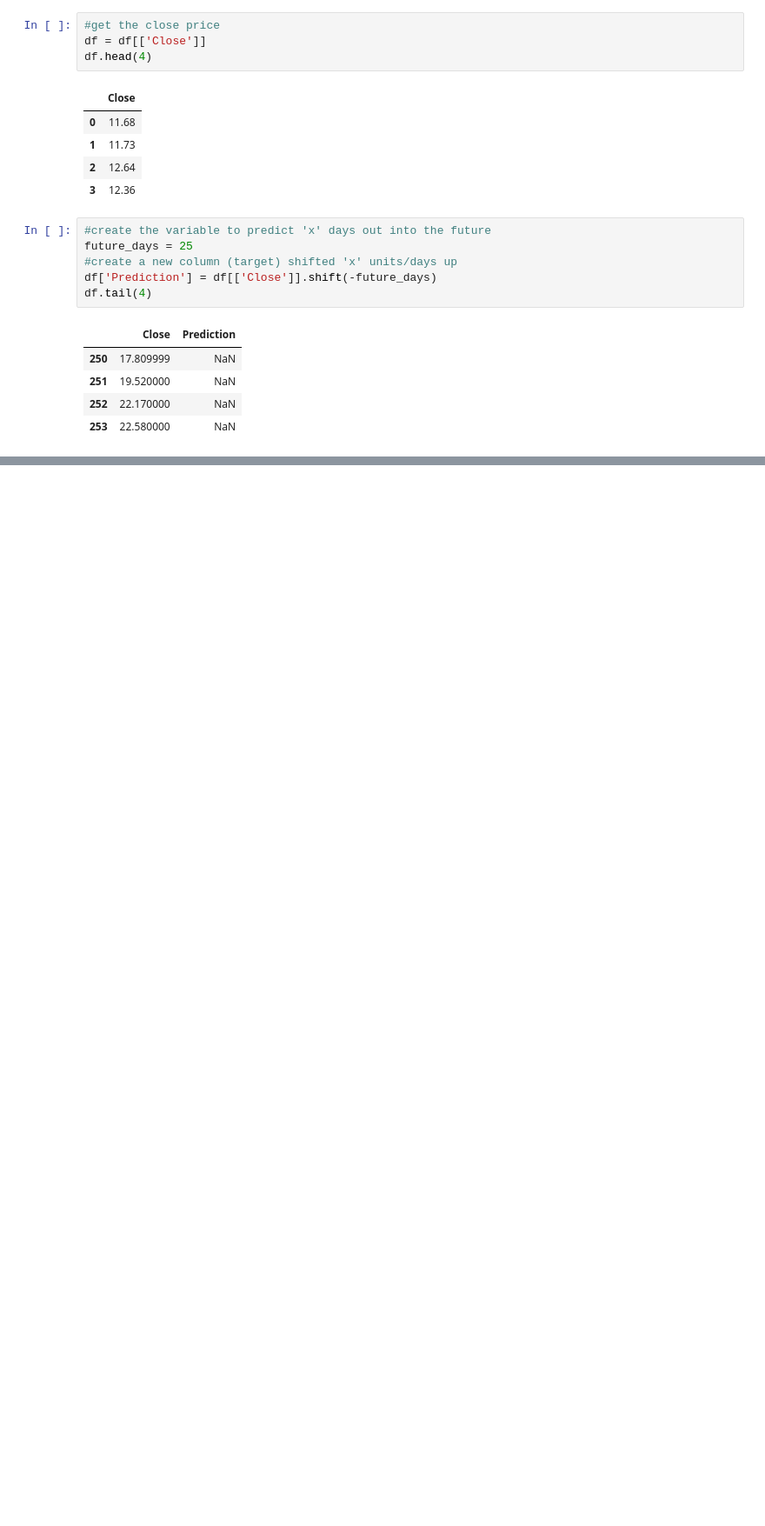
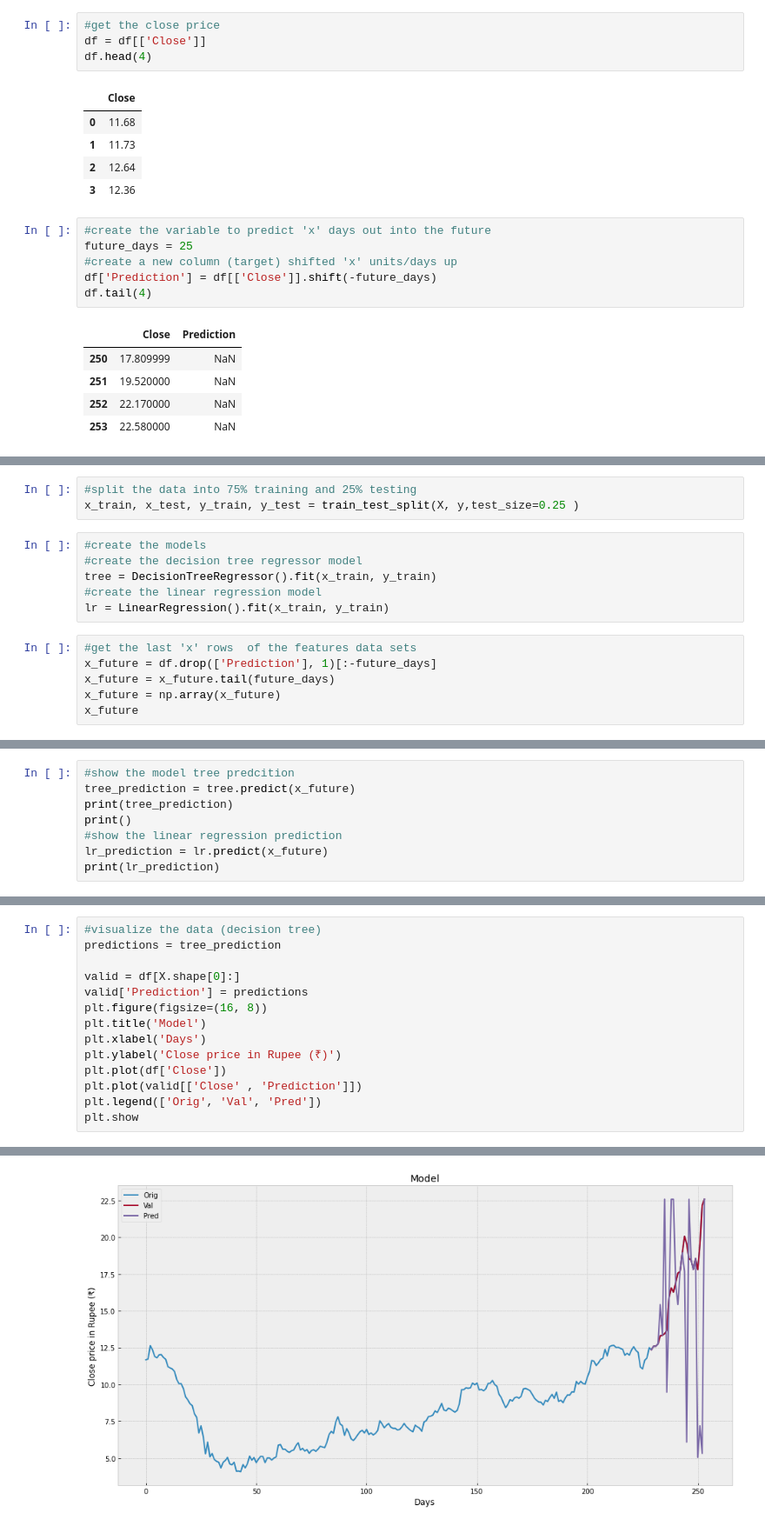
Before and after one commit to 22zunaid/Data-science, a Jupyter notebook: Stockprediction.ipynb, the cells around one changed output, grey strips where cells are left out. Shown at 87% size. Cells and saved outputs as stored; diff of their text form; blank space fills up the shorter version.

```diff
--- a/Stockprediction.ipynb
+++ b/Stockprediction.ipynb
@@ -66,0 +105,15 @@ KeyError: ignored
+# %%
+#split the data into 75% training and 25% testing
+x_train, x_test, y_train, y_test = train_test_split(X, y,test_size=0.25 )
+# %%
+#create the models
+#create the decision tree regressor model
+tree = DecisionTreeRegressor().fit(x_train, y_train)
+#create the linear regression model
+lr = LinearRegression().fit(x_train, y_train)
+# %%
+#get the last 'x' rows  of the features data sets
+x_future = df.drop(['Prediction'], 1)[:-future_days]
+x_future = x_future.tail(future_days)
+x_future = np.array(x_future)
+x_future
@@ -66,0 +138,8 @@ KeyError: ignored
+# %%
+#show the model tree predcition
+tree_prediction = tree.predict(x_future)
+print(tree_prediction)
+print()
+#show the linear regression prediction
+lr_prediction = lr.predict(x_future)
+print(lr_prediction)
@@ -66,0 +158,15 @@ KeyError: ignored
+# %%
+#visualize the data (decision tree)
+predictions = tree_prediction
+
+valid = df[X.shape[0]:]
+valid['Prediction'] = predictions
+plt.figure(figsize=(16, 8))
+plt.title('Model')
+plt.xlabel('Days')
+plt.ylabel('Close price in Rupee (₹)')
+plt.plot(df['Close'])
+plt.plot(valid[['Close' , 'Prediction']])
+plt.legend(['Orig', 'Val', 'Pred'])
+plt.show
+# %% [output]
@@ -66,0 +179 @@ KeyError: ignored
+[figure, added]
```
Also changed, not shown: parts of 7 cells of this notebook.
